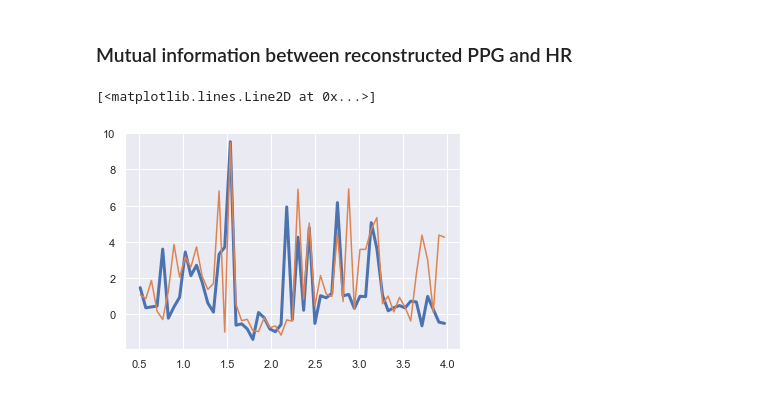
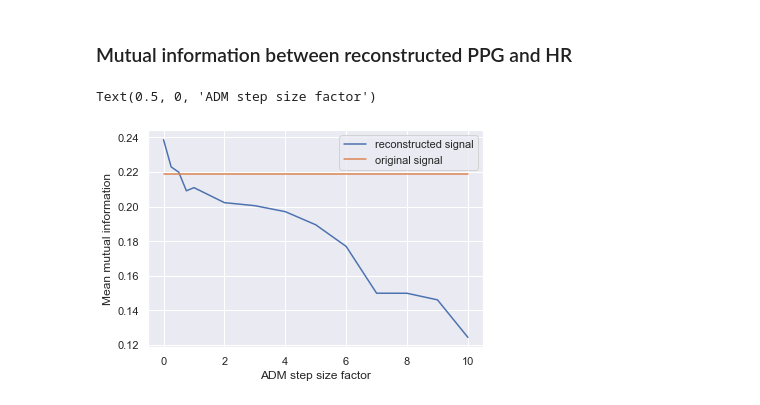
Before and after one commit to pennfranc/adm-ppg-analysis, a Jupyter notebook: mutual information analysis.ipynb, the cells around one changed output. Drawn from its saved outputs; the diff is of its cells as text; code cells hidden in the pictures.

```diff
--- a/mutual information analysis.ipynb
+++ b/mutual information analysis.ipynb
@@ -131,14 +91,9 @@ plt.plot(ppg[:plot_segment_length])
 ### Create spectrogram of reconstructed signal
 # %%
 ### create spectrogram
-f_rec, t_rec, Sxx_rec = signal.spectrogram(reconstructed_signal, fs_ppg, nperseg=nperseg_ppg, noverlap=noverlap)
+f_rec, t_rec, Sxx_rec = create_spectrogram(reconstructed_signal, fs_ppg, nperseg_ppg, noverlap, fmin, fmax)
 
-### keep only frequencies of interest
-freq_slice_rec = np.where((f_rec >= fmin) & (f_rec <= fmax))
-f_rec = f_rec[freq_slice_ppg]
-Sxx_rec = Sxx_rec[freq_slice_ppg,:][0]
-
-# interpolate relevant heart rate measurements
+### interpolate relevant heart rate measurements
 hr_at_ppg_timestamps = hr_interpolation(t_rec)
 
 ### plot ppg spectrogram
@@ -153,9 +107,29 @@ Text(0.5, 0, 'Time [s]')
 # %% [markdown]
 ### Mutual information between reconstructed PPG and HR
-# %%
-mutual_information_rec = compute_mutual_information(Sxx_rec, hr_at_ppg_timestamps, 20, 10)
-plt.plot(f_ppg, mutual_information_ppg, linewidth=3)
-plt.plot(f_rec, mutual_information_rec)
-# %% [output]
-[<matplotlib.lines.Line2D at 0x...>]
-[figure, removed]
+# %%
+PLOT = False
+
+step_factor_list = np.concatenate([np.linspace(0, 1, 5), np.linspace(1, 10, 10)])
+mutual_information_rec_means = []
+num_spikes_list = []
+for step_factor in step_factor_list:
+    f_ppg, f_rec, mutual_information_ppg, mutual_information_rec, num_spikes = (
+        mutual_info_pipeline(dataset, fmax=4, ADM_step_factor=step_factor)
+    )
+    num_spikes_list.append(num_spikes)
+    mutual_information_rec_means.append(mutual_information_rec.mean())
+
+    if PLOT:
+        plt.plot(f_ppg, mutual_information_ppg, linewidth=3, label='PPG mutual information')
+        plt.plot(f_rec, mutual_information_rec, linewidth=1.5, label='Reconstructed signal mutual information')
+        plt.legend()
+        plt.show()
+# %%
+plt.plot(step_factor_list, mutual_information_rec_means, label='reconstructed signal')
+plt.plot(step_factor_list, [mutual_information_ppg.mean()] * len(step_factor_list) , label='original signal')
+plt.legend()
+plt.ylabel('Mean mutual information')
+plt.xlabel('ADM step size factor')
+# %% [output]
+Text(0.5, 0, 'ADM step size factor')
+[figure, added]
```
Also changed, not shown: parts of 14 cells of this notebook, 1 other file.
